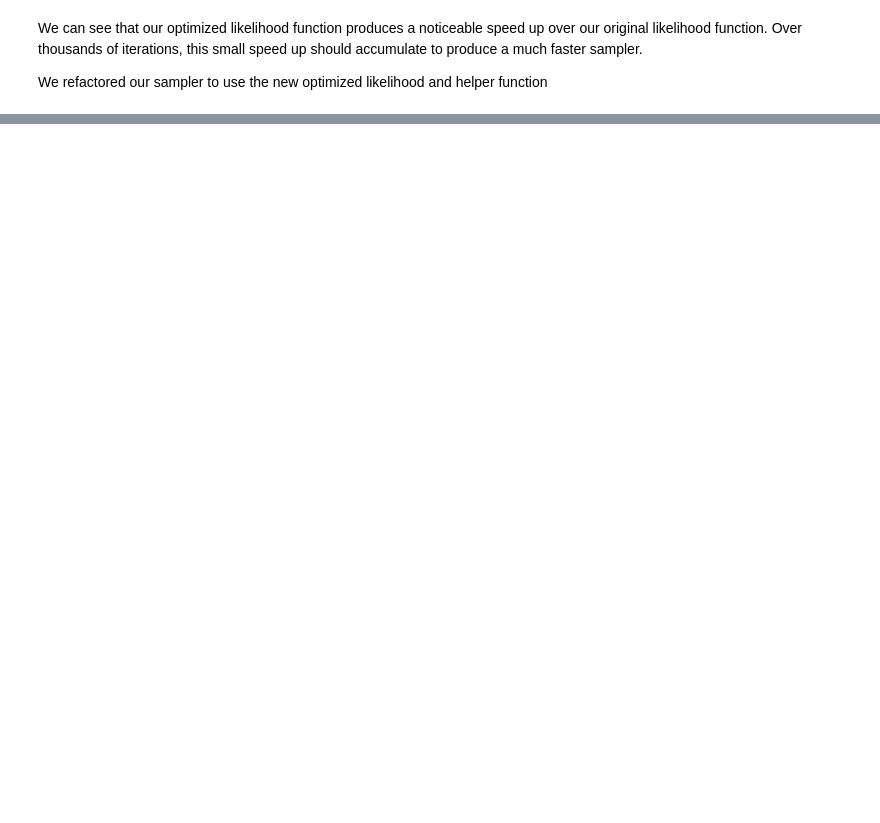
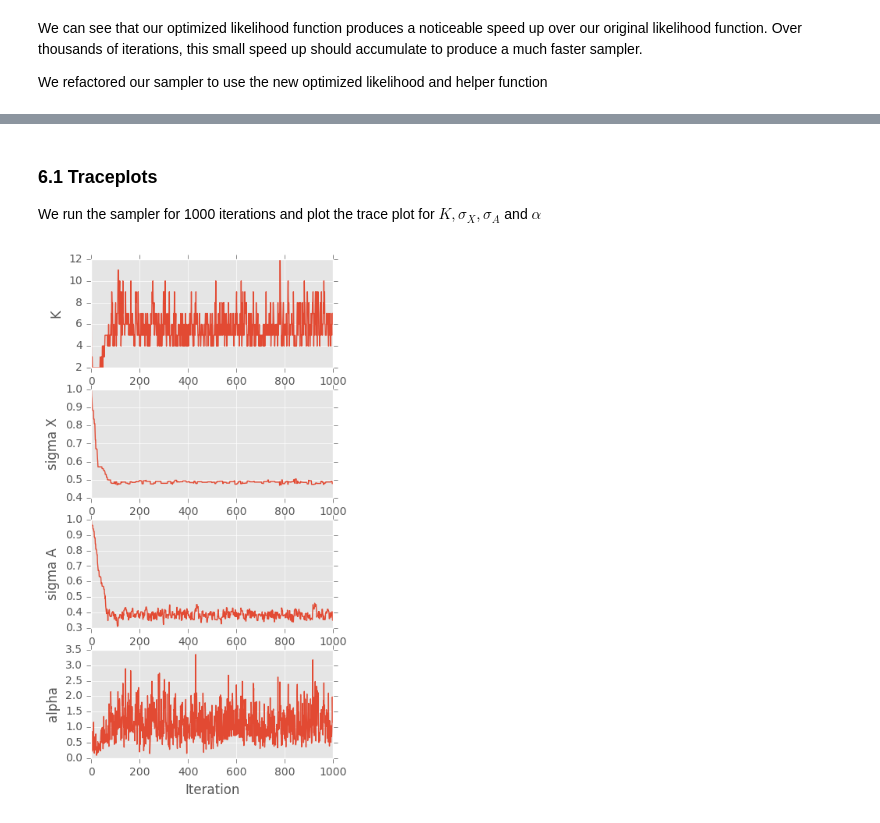
Before and after one commit to drjorda2/STA-663-IndianBuffet, a Jupyter notebook: IndianBuffetProcess_FinalDraft.ipynb, the cells around one changed output, grey strips where cells are left out. Drawn from its saved outputs; the diff is of its cells as text; code cells hidden in the pictures; blank space fills up the shorter version.

```diff
--- a/IndianBuffetProcess_FinalDraft.ipynb
+++ b/IndianBuffetProcess_FinalDraft.ipynb
@@ -721,0 +1074,31 @@ def sampler_opt(data, num_objects, object_dim, E=1000,  K_inf = 20, sigma_X = 1,
+# %% [markdown]
+### 6.1 Traceplots
+
+We run the sampler for 1000 iterations and plot the trace plot for $K, \sigma_X, \sigma_A$ and $\alpha$
+# %%
+plt.rcdefaults()
+plt.style.use('ggplot')
+
+plt.figure(figsize=(4, 8))
+plt.subplot(411)
+plt.plot(np.arange(len(chain_K)), np.squeeze(chain_K, axis=(1,)))
+plt.xlabel('Iteration')
+plt.ylabel('K')
+
+plt.subplot(412)
+plt.plot(np.arange(len(chain_sigma_X)), np.squeeze(chain_sigma_X, axis=(1,)))
+plt.xlabel('Iteration')
+plt.ylabel('sigma X')
+
+plt.subplot(413)
+plt.plot(np.arange(len(chain_sigma_A)), np.squeeze(chain_sigma_A, axis=(1,)))
+plt.xlabel('Iteration')
+plt.ylabel('sigma A')
+
+plt.subplot(414)
+plt.plot(np.arange(len(chain_alpha)), np.squeeze(chain_alpha, axis=(1,)))
+plt.xlabel('Iteration')
+plt.ylabel('alpha')
+plt.show()
+# %% [output]
+[figure, added]
```
Also changed, not shown: parts of 30 cells of this notebook.
